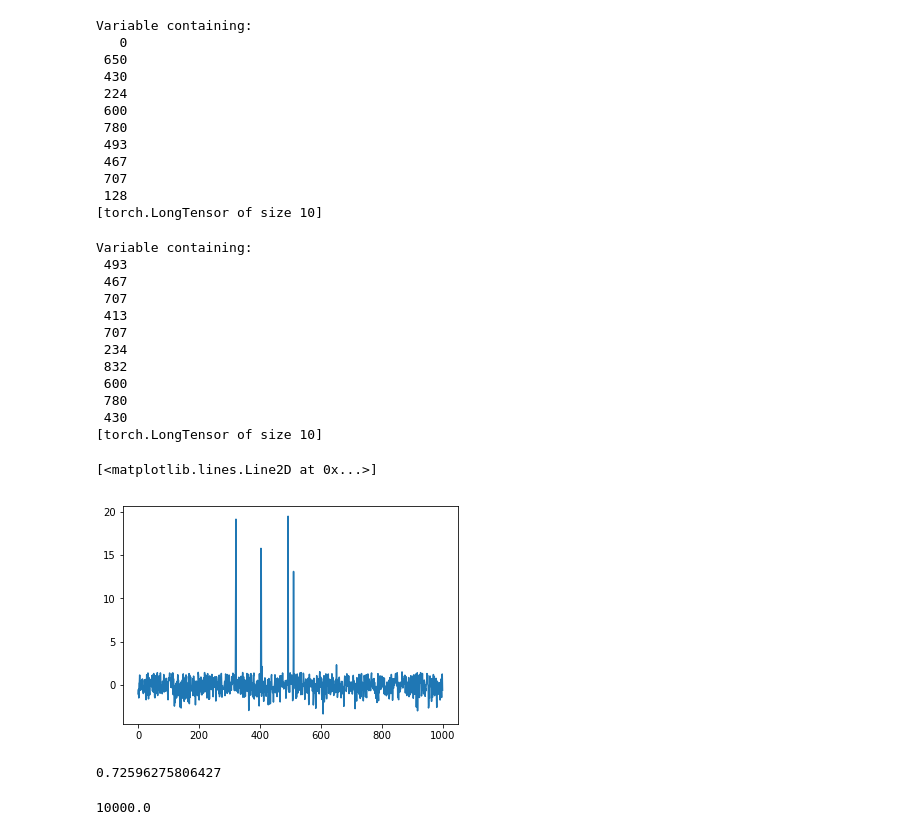
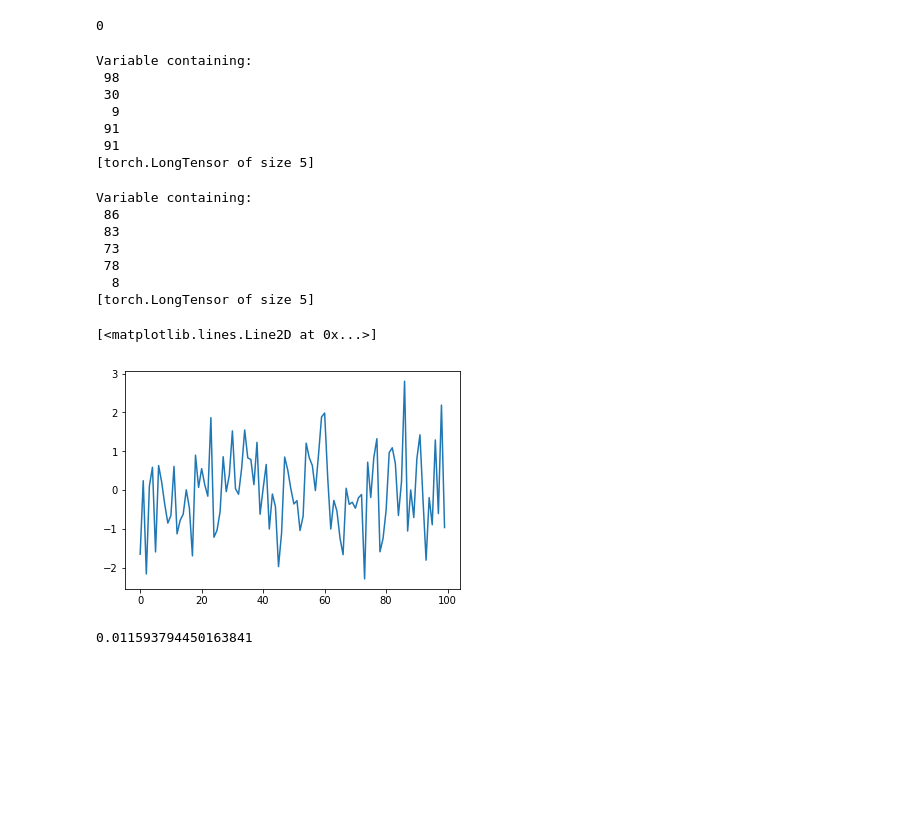
Before and after one commit to kretovmk/mpnn, a Jupyter notebook: bleu.ipynb, the cells around one changed output. Drawn from its saved outputs; the diff is of its cells as text; code cells hidden in the pictures; blank space fills up the shorter version.

```diff
--- a/bleu.ipynb
+++ b/bleu.ipynb
@@ -34,6 +71,6 @@ def bleu(t, r, f, temp):
 # %%
-vocab_size = 1000
-length = 10
+vocab_size = 100
+length = 5
 words = np.random.choice(vocab_size, size=length, replace=True)
 t = Variable(torch.randn((length, vocab_size)), requires_grad=True)
 r = one_hots(torch.zeros((length, vocab_size)), words)
@@ -43,16 +80,22 @@ f = nn.Softmax()
 res = []
 bleus = []
 norms = []
-lr = 1
-for i in range(1000):
-    temp = 0.1
-    b2 = bleu(t, r, f, temp)
+lr = 0.001
+#optimizer = optim.SGD([t], lr=lr, momentum=0.)
+optimizer = optim.Adam([t], lr=lr)
+for i in range(10):
+    optimizer.zero_grad()
+    temp = 1.
+    b2 = -bleu(t, r, f, temp)  # minus for opt!!
     res.append(b2.data[0])
     b2.backward()
-    t.data.add_(lr * t.grad.data)
+    #t.grad = t.grad * 10e20
+    #norm = nn.utils.clip_grad_norm([t], 1)
+    #t.data.add_(lr * t.grad.data)
+    optimizer.step()
     norms.append(t.grad.data.norm())
     hard_t = one_hots(torch.zeros(list(t.size())), torch.max(t, dim=1)[1].data)
-    bleus.append(bleu(hard_t, r, f, temp).data[0])
+    #bleus.append(bleu(hard_t, r, f, temp).data[0])
 # %%
 plt.plot(bleus)
 # %% [output]
@@ -71,39 +114,34 @@ plt.plot(norms)
+# %%
+len(set(torch.max(r, dim=1)[1].data) & set(torch.max(t, dim=1)[1].data))
+# %% [output]
+0
 # %%
 torch.max(r, dim=1)[1]
 # %% [output]
 Variable containing:
-   0
- 650
- 430
- 224
- 600
- 780
- 493
- 467
- 707
- 128
-[torch.LongTensor of size 10]
+ 98
+ 30
+  9
+ 91
+ 91
+[torch.LongTensor of size 5]
 # %%
 torch.max(t, dim=1)[1]
 # %% [output]
 Variable containing:
- 493
- 467
- 707
- 413
- 707
- 234
- 832
- 600
- 780
- 430
-[torch.LongTensor of size 10]
+ 86
+ 83
+ 73
+ 78
+  8
+[torch.LongTensor of size 5]
 # %%
-plt.plot(t.data[6].numpy())
+plt.plot(t.data[0].numpy())
 # %% [output]
 [<matplotlib.lines.Line2D at 0x...>]
-[figure, old version]
+[figure, new version]
 # %%
-bleu(tt, r, f, temp).data[0]
+temp = 1
+bleu(t, r, f, temp).data[0]
 # %% [output]
-0.72596275806427
+0.011593794450163841
@@ -114,4 +147,0 @@ tt[6, 651] = 1e4
-# %%
-tt[1, 806]
-# %% [output]
-10000.0
```
Also changed, not shown: parts of 17 cells of this notebook.
